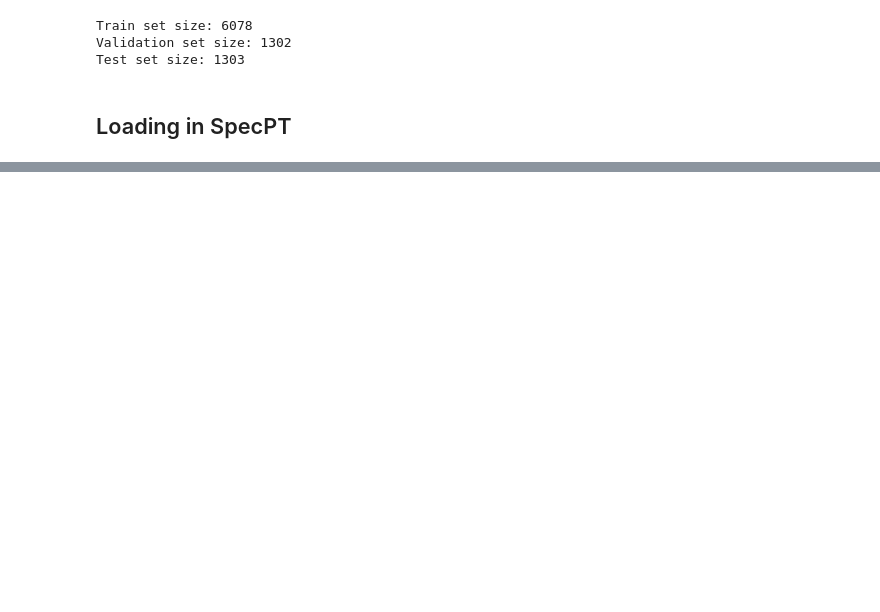
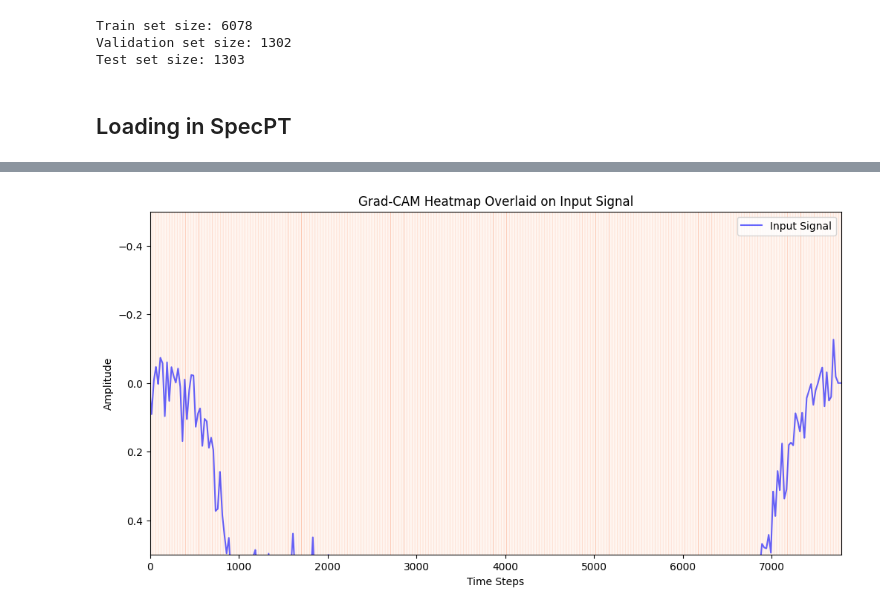
Before and after one commit to CliveKBinu/IMGS-789-Advanced-Robust-ML-for-Interdisciplinary-Imaging-Science-Applications, a Jupyter notebook: group_project/Grad-Cam.ipynb, the cells around one changed output, grey strips where cells are left out. Saved outputs shown, nothing was run; the diff lists cells and outputs as text; code cells hidden in the pictures; blank space fills up the shorter version.

Commit message:
Got Grad-cam working

```diff
--- a/group_project/Grad-Cam.ipynb
+++ b/group_project/Grad-Cam.ipynb
@@ -225,16 +232,0 @@ NameError: name 'preprocess_image' is not defined
-# %%
-targets = [FasterRCNNBoxScoreTarget(labels=labels, bounding_boxes=boxes)]
-target_layers = [model.backbone]
-cam = AblationCAM(model,
-                  target_layers,
-                  use_cuda=torch.nn.cuda.is_available(),
-                  reshape_transform=fasterrcnn_reshape_transform,
-                  ablation_layer=AblationLayerFasterRCNN(),
-                  ratio_channels_to_ablate=1.0)
-
-# or a very fast alternative:
-
-cam = EigenCAM(model,
-              target_layers,
-              use_cuda=torch.nn.cuda.is_available(),
-              reshape_transform=fasterrcnn_reshape_transform)
@@ -242,0 +341,51 @@ NameError: name 'labels' is not defined
+# %%
+import matplotlib.pyplot as plt
+import numpy as np
+
+def visualize_heatmap(input_tensor, heatmap):
+    """
+    Visualize Grad-CAM heatmap overlaid on the input signal.
+    Args:
+        input_tensor (torch.Tensor): Original input signal (1D tensor).
+        heatmap (torch.Tensor): Generated Grad-CAM heatmap (1D tensor).
+    """
+    # Detach and convert tensors to numpy arrays
+    input_signal = input_tensor.squeeze().cpu().numpy()
+    heatmap = heatmap.detach().squeeze().cpu().numpy()
+
+    # Ensure both input_signal and heatmap are 1D arrays
+    if input_signal.ndim > 1:
+        input_signal = input_signal.flatten()
+    if heatmap.ndim > 1:
+        heatmap = heatmap.flatten()
+
+    # Rescale heatmap to match the length of the input signal if necessary
+    if len(heatmap) != len(input_signal):
+        heatmap = np.interp(np.arange(len(input_signal)), np.linspace(0, len(input_signal), len(heatmap)), heatmap)
+
+    # Normalize the heatmap for better visualization
+    heatmap = (heatmap - np.min(heatmap)) / (np.max(heatmap) - np.min(heatmap))
+
+    # Plot the original signal and overlay the Grad-CAM heatmap
+    plt.figure(figsize=(12, 6))
+    # plt.fill_between(range(len(input_signal)), input_signal * heatmap, alpha=0.5, color="red", label="Grad-CAM Heatmap")
+
+    plt.plot(input_signal, label="Input Signal", color="blue", alpha=0.6)
+
+    plt.imshow(
+        heatmap[None, :],  # Reshape heatmap for imshow
+        aspect="auto",
+        cmap="Reds",
+        alpha=0.9,
+        # origin="lower",
+    )
+    plt.title("Grad-CAM Heatmap Overlaid on Input Signal")
+    plt.xlabel("Time Steps")
+    plt.ylabel("Amplitude")
+    plt.legend()
+    plt.show()
+
+# Example usage
+visualize_heatmap(input_tensor, heatmap)
+# %% [output]
+[figure, added]
```
Also changed, not shown: parts of 14 cells of this notebook.
